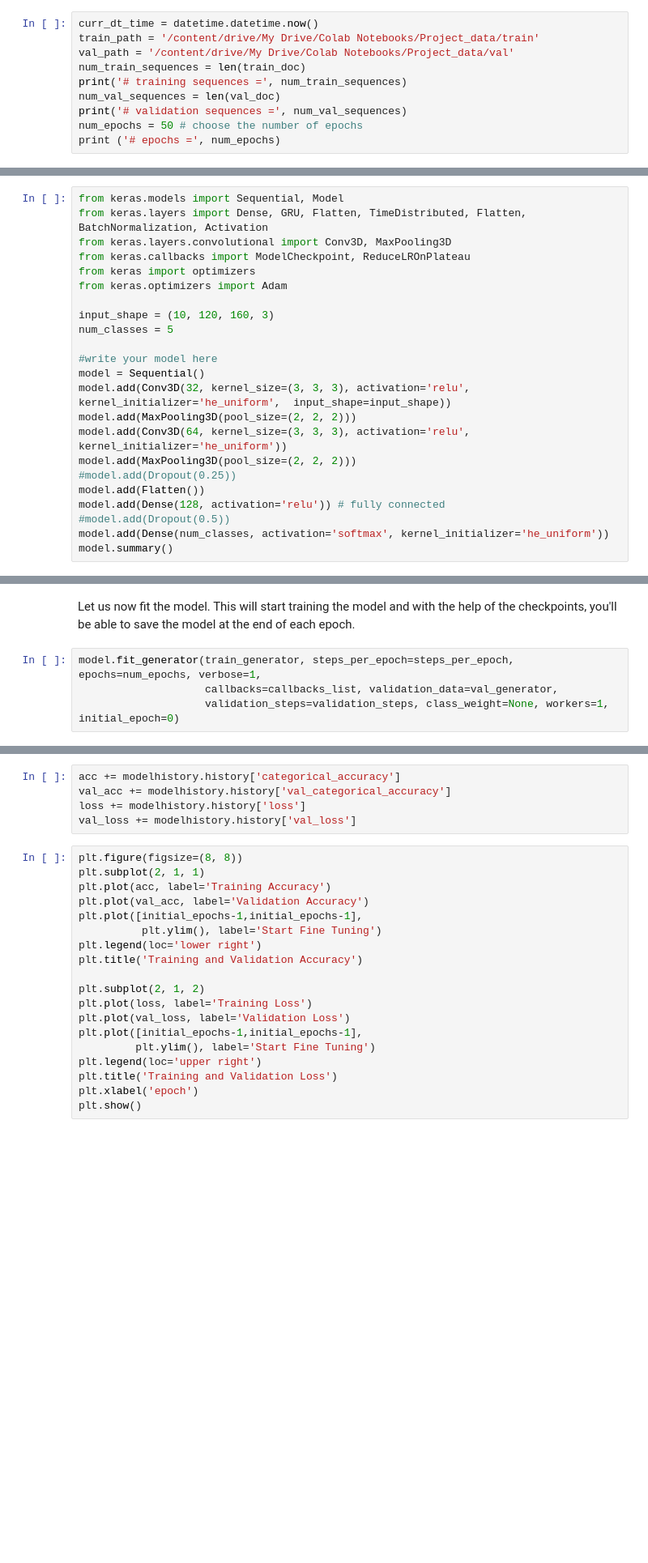
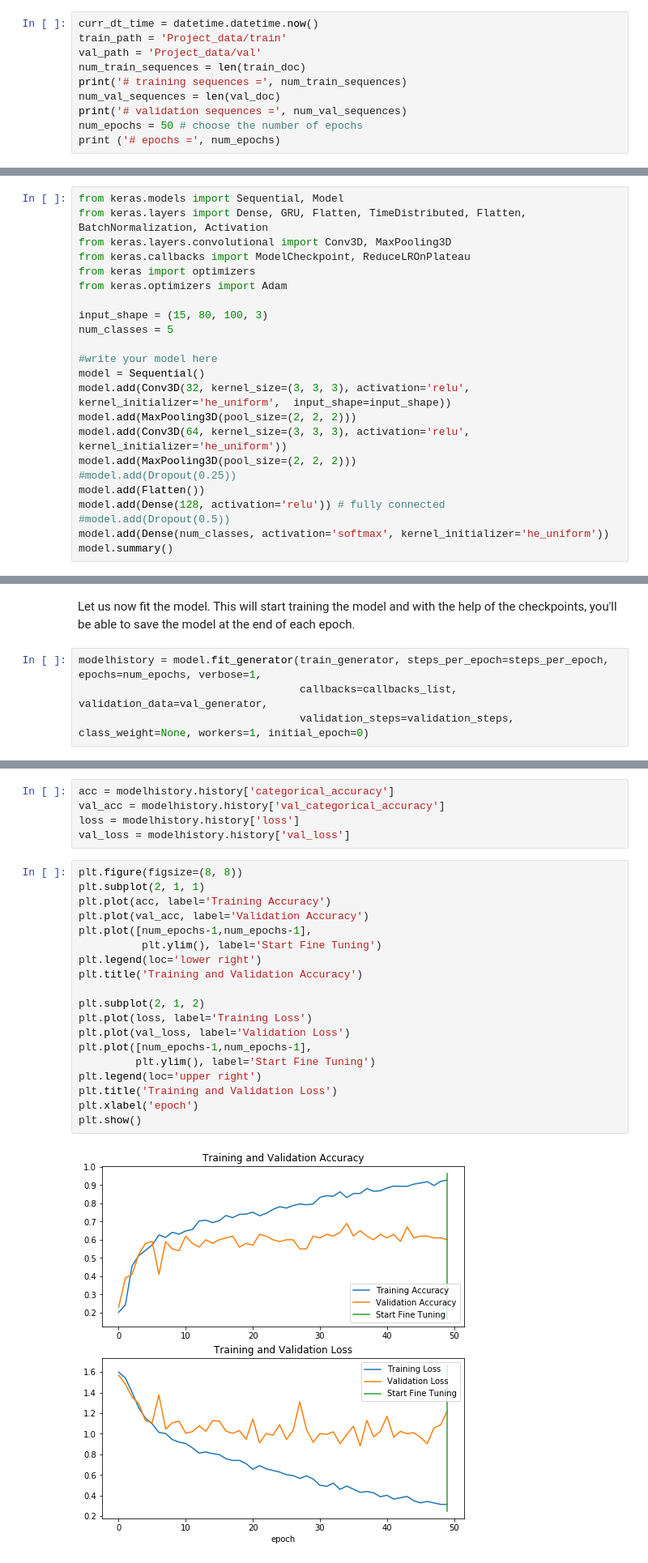
Before and after one commit to PreethaJoy/GestureRecognition, a Jupyter notebook: Gesture_Recognition_Code.ipynb, the cells around one changed output, grey strips where cells are left out. Shown: that part at 81% size. Cells and saved outputs as stored; diff of their text form; blank space fills up the shorter version.

```diff
--- a/Gesture_Recognition_Code.ipynb
+++ b/Gesture_Recognition_Code.ipynb
@@ -155,8 +132,8 @@ def generator(source_path, folder_list, batch_size):
 Note here that a video is represented above in the generator as (number of images, height, width, number of channels). Take this into consideration while creating the model architecture.
 # %%
 curr_dt_time = datetime.datetime.now()
-train_path = '/content/drive/My Drive/Colab Notebooks/Project_data/train'
-val_path = '/content/drive/My Drive/Colab Notebooks/Project_data/val'
+train_path = 'Project_data/train'
+val_path = 'Project_data/val'
 num_train_sequences = len(train_doc)
 print('# training sequences =', num_train_sequences)
 num_val_sequences = len(val_doc)
@@ -178,7 +155,7 @@ from keras.callbacks import ModelCheckpoint, ReduceLROnPlateau
 from keras import optimizers
 from keras.optimizers import Adam
 
-input_shape = (10, 120, 160, 3)
+input_shape = (15, 80, 100, 3)
 num_classes = 5
 
 #write your model here
@@ -267,7 +244,7 @@ else:
 # %% [markdown]
 Let us now fit the model. This will start training the model and with the help of the checkpoints, you'll be able to save the model at the end of each epoch.
 # %%
-model.fit_generator(train_generator, steps_per_epoch=steps_per_epoch, epochs=num_epochs, verbose=1,
-                    callbacks=callbacks_list, validation_data=val_generator,
-                    validation_steps=validation_steps, class_weight=None, workers=1, initial_epoch=0)
+modelhistory = model.fit_generator(train_generator, steps_per_epoch=steps_per_epoch, epochs=num_epochs, verbose=1,
+                                   callbacks=callbacks_list, validation_data=val_generator,
+                                   validation_steps=validation_steps, class_weight=None, workers=1, initial_epoch=0)
 # %% [output]
@@ -277,24 +271,26 @@ Source path =  /content/drive/My Drive/Colab Notebooks/Project_data/train ; batc
 # %%
-acc += modelhistory.history['categorical_accuracy']
-val_acc += modelhistory.history['val_categorical_accuracy']
-loss += modelhistory.history['loss']
-val_loss += modelhistory.history['val_loss']
+acc = modelhistory.history['categorical_accuracy']
+val_acc = modelhistory.history['val_categorical_accuracy']
+loss = modelhistory.history['loss']
+val_loss = modelhistory.history['val_loss']
 # %%
 plt.figure(figsize=(8, 8))
 plt.subplot(2, 1, 1)
 plt.plot(acc, label='Training Accuracy')
 plt.plot(val_acc, label='Validation Accuracy')
-plt.plot([initial_epochs-1,initial_epochs-1],
+plt.plot([num_epochs-1,num_epochs-1],
           plt.ylim(), label='Start Fine Tuning')
 plt.legend(loc='lower right')
 plt.title('Training and Validation Accuracy')
 
 plt.subplot(2, 1, 2)
 plt.plot(loss, label='Training Loss')
 plt.plot(val_loss, label='Validation Loss')
-plt.plot([initial_epochs-1,initial_epochs-1],
+plt.plot([num_epochs-1,num_epochs-1],
          plt.ylim(), label='Start Fine Tuning')
 plt.legend(loc='upper right')
 plt.title('Training and Validation Loss')
 plt.xlabel('epoch')
 plt.show()
+# %% [output]
+[figure, added]
```
Also changed, not shown: parts of 13 cells of this notebook.
